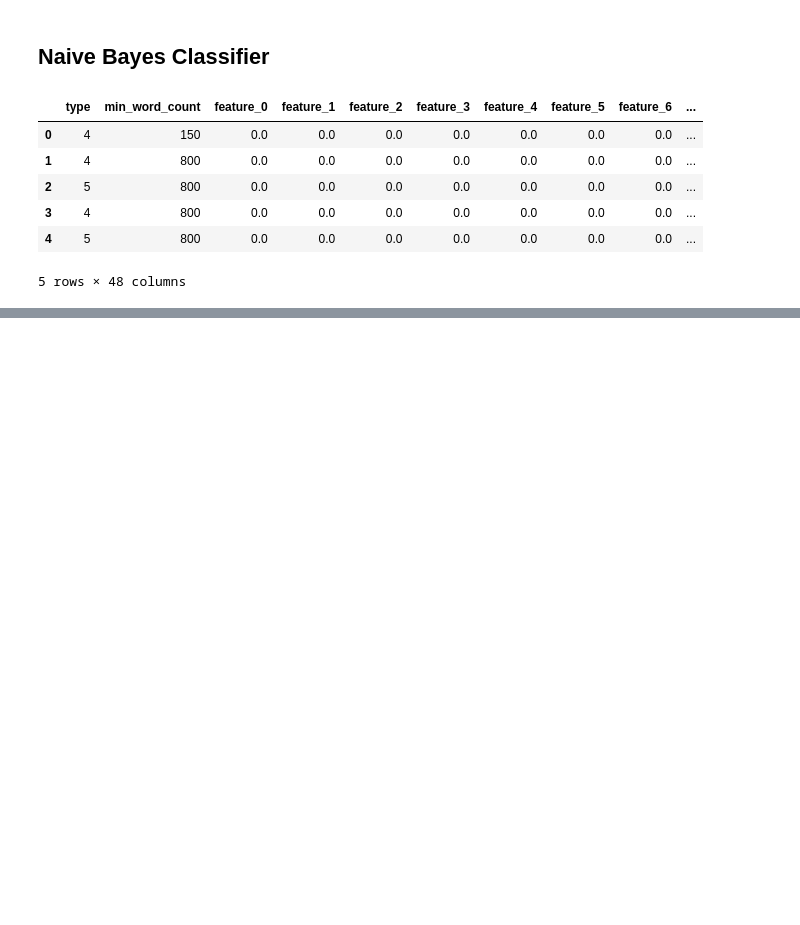
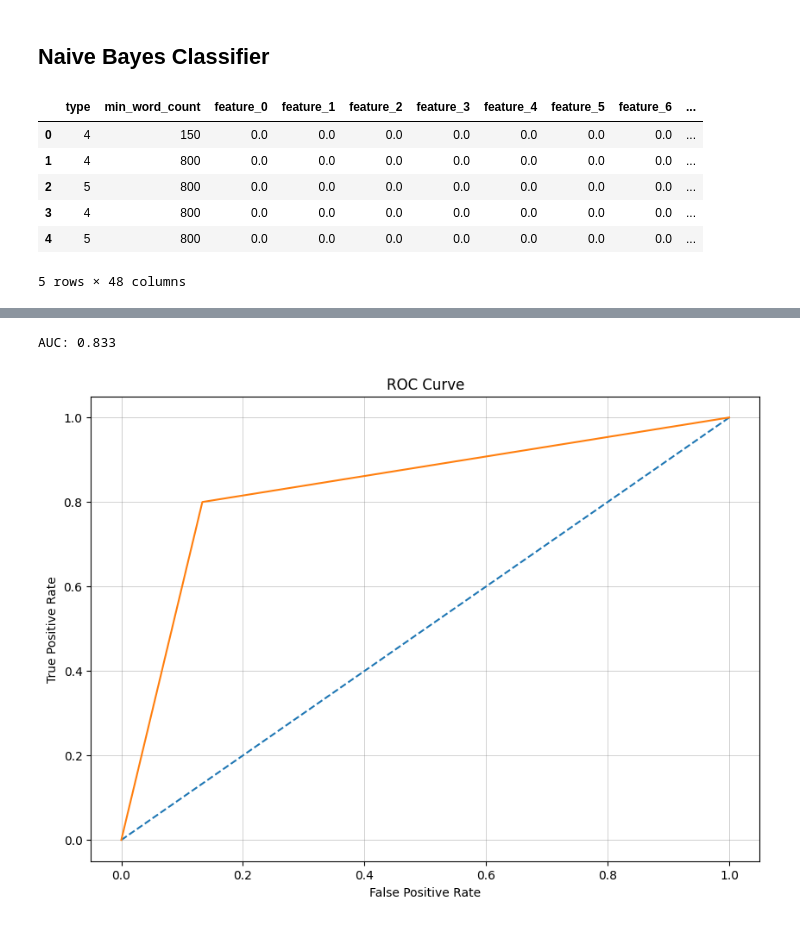
Before and after one commit to suhavni/chatgpt-detection, a Jupyter notebook: text-classifier.ipynb, the cells around one changed output, grey strips where cells are left out. Cells and saved outputs as stored; diff of their text form; code cells hidden in the pictures; blank space fills up the shorter version.

```diff
--- a/text-classifier.ipynb
+++ b/text-classifier.ipynb
@@ -189,0 +251,24 @@ count_correct / len(y_test)
+# %%
+# plot ROC curve
+from sklearn.metrics import roc_curve, auc
+from sklearn.metrics import roc_auc_score
+
+# calculate AUC
+roc_auc = roc_auc_score(y_test, y_pred)
+print('AUC: %.3f' % roc_auc)
+# calculate roc curve
+fpr, tpr, thresholds = roc_curve(y_test, y_pred)
+# plot no skill
+plt.figure(figsize=(10, 7))
+
+plt.plot([0, 1], [0, 1], linestyle='--')
+
+plt.plot(fpr, tpr)
+plt.xlabel('False Positive Rate')
+plt.ylabel('True Positive Rate')
+plt.title('ROC Curve')
+
+plt.grid('--', color='gray', alpha=0.5, lw=0.5)
+# %% [output]
+AUC: 0.833
+[figure, added]
```
Also changed, not shown: parts of 13 cells of this notebook.
